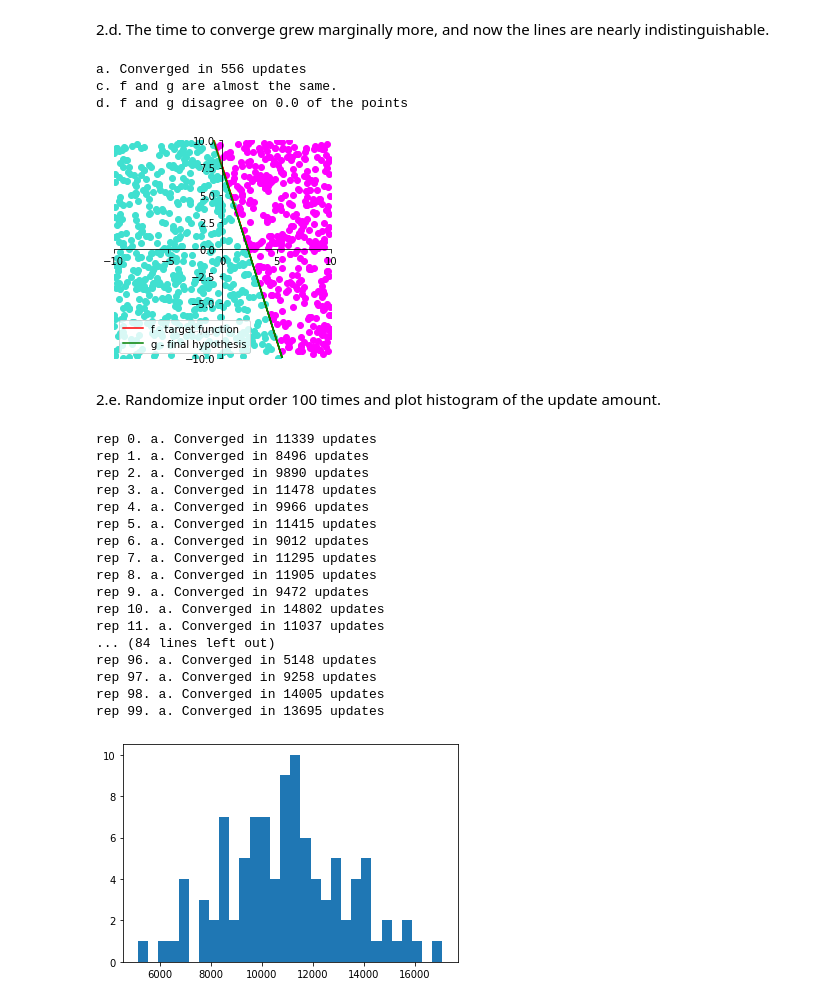
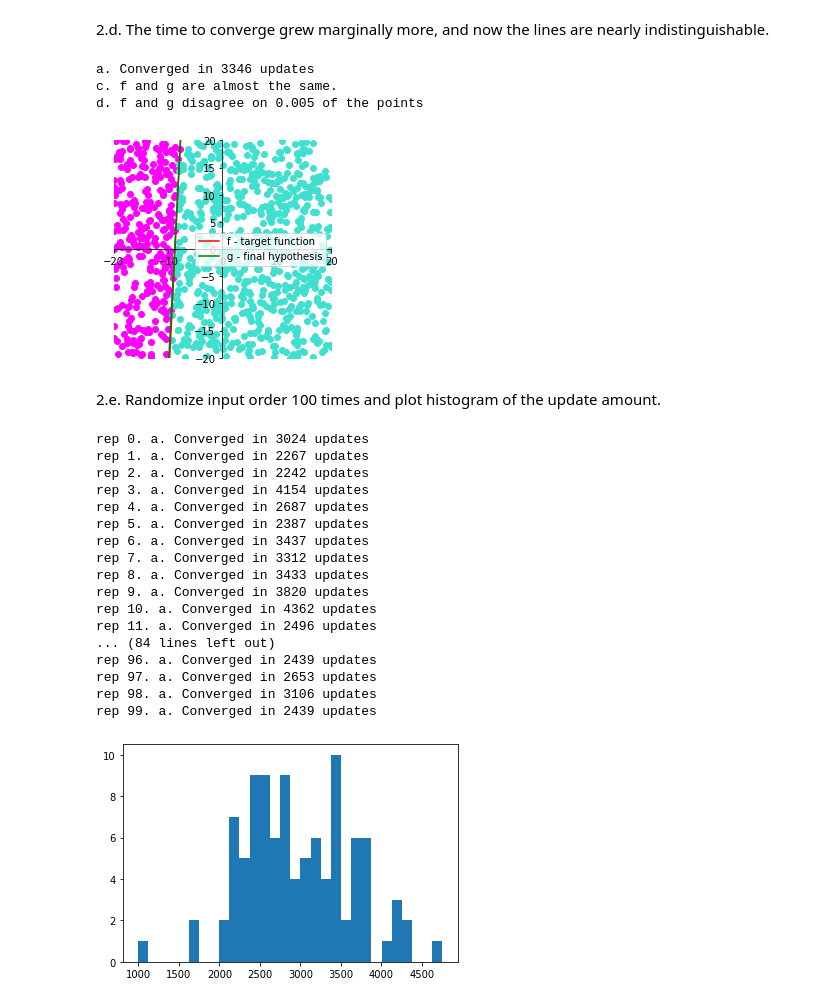
Before and after one commit to mattany/IML, a Jupyter notebook: problem_set_11.ipynb, the cells around one changed output. Cells and saved outputs as stored; diff of their text form; code cells hidden in the pictures.

Commit message:
random

```diff
--- a/problem_set_11.ipynb
+++ b/problem_set_11.ipynb
@@ -13,7 +13,7 @@ np.random.seed(0)
 # %% [markdown]
 Draw the axes:
 # %%
-pos_dist_size = 10
+pos_dist_size = 20
 def plot_axes():
     fig = plt.figure()
     ax = fig.add_subplot(1, 1, 1)
@@ -180,10 +180,10 @@ plot_outputs(d_w, w_star, d_inputs, d_outputs)
 print(f"c. f and g are almost the same.")
 print(f"d. f and g disagree on {calculate_error(test_inputs, d_w, w_star)} of the points")
 # %% [output]
-a. Converged in 556 updates
+a. Converged in 3346 updates
 c. f and g are almost the same.
-d. f and g disagree on 0.0 of the points
+d. f and g disagree on 0.005 of the points
-[figure, old version]
+[figure, new version]
 # %% [markdown]
 2.e. Randomize input order 100 times and plot histogram of the update amount.
 # %%
@@ -190,37 +191,58 @@ d. f and g disagree on 0.0 of the points
 e_w_star = random_hyperplane(10)
 e_inputs = gen_inputs(1000, 10)
 # %%
+def perceptron_random(inputs, outputs):
+    shape = np.shape(inputs[0])
+    w = np.zeros(shape)
+    n = len(inputs)
+    steps =0
+    done = False
+    correctly_classified = set()
+    while len(correctly_classified) < n:
+        i = np.random.randint(n)
+        if i not in correctly_classified:
+            res_i = np.dot(w, inputs[i]) > 0
+            if outputs[i] ^ res_i:
+                correctly_classified = set()
+                y_i = 1 if outputs[i] else -1
+                w += y_i * inputs[i]
+                steps +=1
+            else:
+                correctly_classified.add(i)
+    print(f"a. Converged in {steps} updates")
+    return w, steps
 
 
 def get_histogram_values(reps):
     ret = np.zeros(reps)
     for i in range(reps):
         print(f"rep {i}.", end=" ")
-        np.random.shuffle(e_inputs)
+        # np.random.shuffle(e_inputs)
         e_outputs = evaluate_points(e_inputs, e_w_star)
-        _, steps = perceptron(e_inputs, e_outputs)
+        # _, steps = perceptron(e_inputs, e_outputs)
+        _, steps = perceptron_random(e_inputs, e_outputs)
         ret[i] = steps
     return ret
 
 ret = get_histogram_values(100)
 plt.hist(ret, bins=30)
 plt.show()
 # %% [output]
-rep 0. a. Converged in 11339 updates
-rep 1. a. Converged in 8496 updates
-rep 2. a. Converged in 9890 updates
-rep 3. a. Converged in 11478 updates
-rep 4. a. Converged in 9966 updates
-rep 5. a. Converged in 11415 updates
-rep 6. a. Converged in 9012 updates
-rep 7. a. Converged in 11295 updates
-rep 8. a. Converged in 11905 updates
-rep 9. a. Converged in 9472 updates
-rep 10. a. Converged in 14802 updates
-rep 11. a. Converged in 11037 updates
+rep 0. a. Converged in 3024 updates
+rep 1. a. Converged in 2267 updates
+rep 2. a. Converged in 2242 updates
+rep 3. a. Converged in 4154 updates
+rep 4. a. Converged in 2687 updates
+rep 5. a. Converged in 2387 updates
+rep 6. a. Converged in 3437 updates
+rep 7. a. Converged in 3312 updates
+rep 8. a. Converged in 3433 updates
+rep 9. a. Converged in 3820 updates
+rep 10. a. Converged in 4362 updates
+rep 11. a. Converged in 2496 updates
 ... (84 lines left out)
-rep 96. a. Converged in 5148 updates
-rep 97. a. Converged in 9258 updates
-rep 98. a. Converged in 14005 updates
-rep 99. a. Converged in 13695 updates
+rep 96. a. Converged in 2439 updates
+rep 97. a. Converged in 2653 updates
+rep 98. a. Converged in 3106 updates
+rep 99. a. Converged in 2439 updates
-[figure, old version]
+[figure, new version]
```
Also changed, not shown: parts of 8 cells of this notebook.
